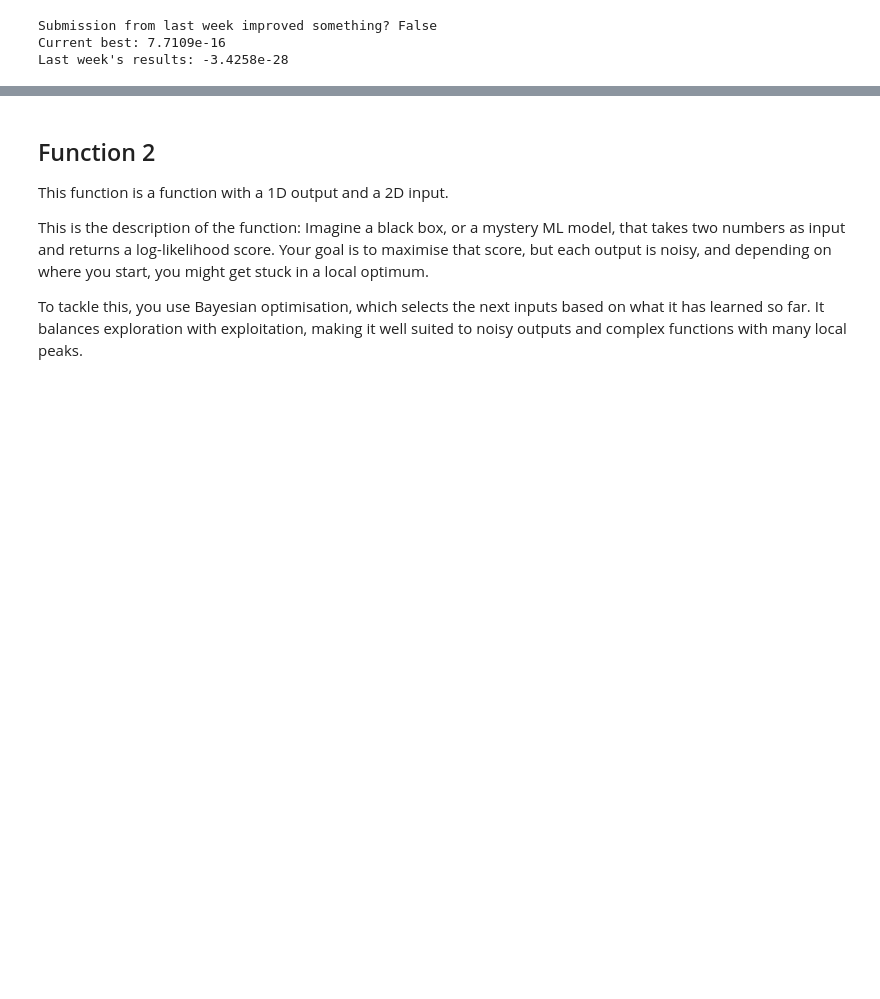
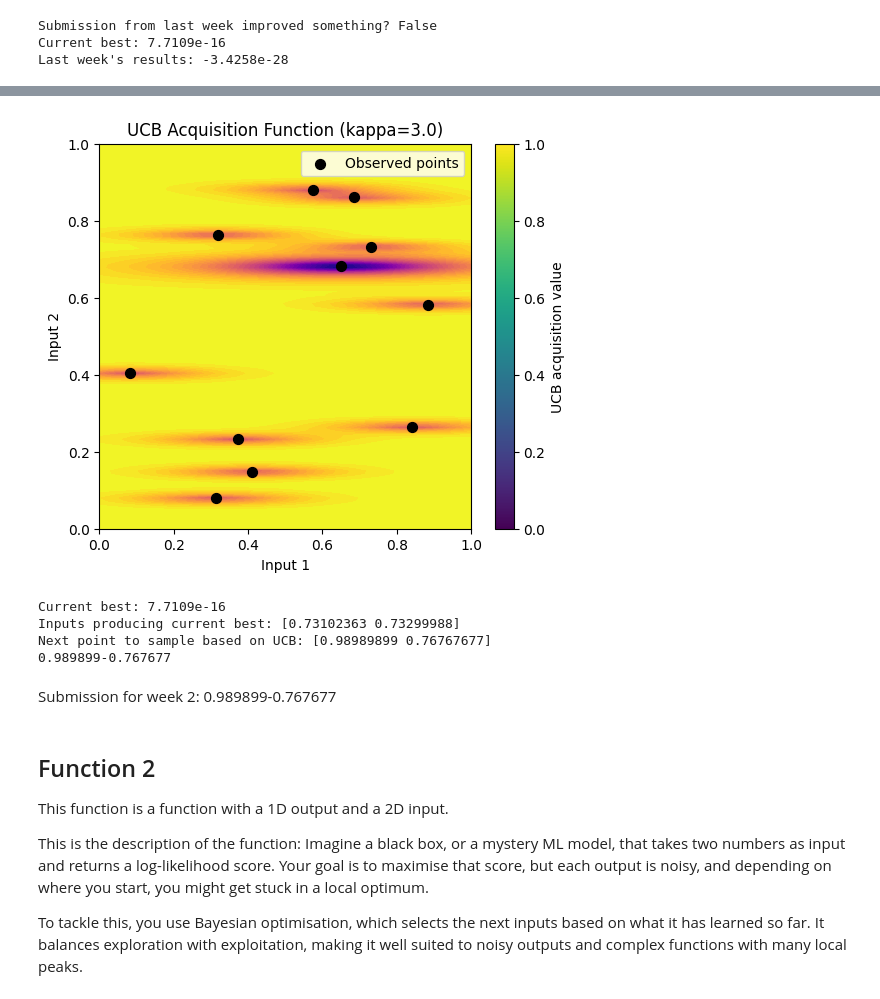
Before and after one commit to emarb/imperial-ml-capstone, a Jupyter notebook: bboptimization.ipynb, the cells around one changed output, grey strips where cells are left out. Saved outputs shown, nothing was run; the diff lists cells and outputs as text; code cells hidden in the pictures; blank space fills up the shorter version.

Commit message:
Completed week 2

```diff
--- a/bboptimization.ipynb
+++ b/bboptimization.ipynb
@@ -290,3 +358,33 @@ Last week's results: -3.4258e-28
+# %%
+kappa = 3.0
+UCB = Y_mean + kappa * Y_std  # shape = (grid_size, grid_size)
+
+plt.figure(figsize=(6,5))
+plt.contourf(X1, X2, UCB, cmap='plasma', levels=50)
+plt.scatter(f1_inputs[:,0], f1_inputs[:,1], c='k', s=50, label='Observed points')
+plt.colorbar(label='UCB acquisition value')
+plt.title(f"UCB Acquisition Function (kappa={kappa})")
+plt.xlabel("Input 1")
+plt.ylabel("Input 2")
+plt.legend()
+plt.show()
+# %% [output]
+[figure, added]
+# %%
+max_idx = np.argmax(UCB)  # index of the maximum UCB
+next_point = X_grid[max_idx]  # coordinates in input space
+
+print(f"Current best: {np.max(f1_outputs):.4e}")
+print(f"Inputs producing current best: {f1_inputs[np.argmax(f1_outputs)]}")
+print("Next point to sample based on UCB:", next_point)
+print("-".join(f"{x:.6f}" for x in next_point.flatten()))
+# %% [output]
+Current best: 7.7109e-16
+Inputs producing current best: [0.73102363 0.73299988]
+Next point to sample based on UCB: [0.98989899 0.76767677]
+0.989899-0.767677
+# %% [markdown]
+Submission for week 2: 0.989899-0.767677
 # %% [markdown]
 ## Function 2
 
```
Also changed, not shown: parts of 52 cells of this notebook.
